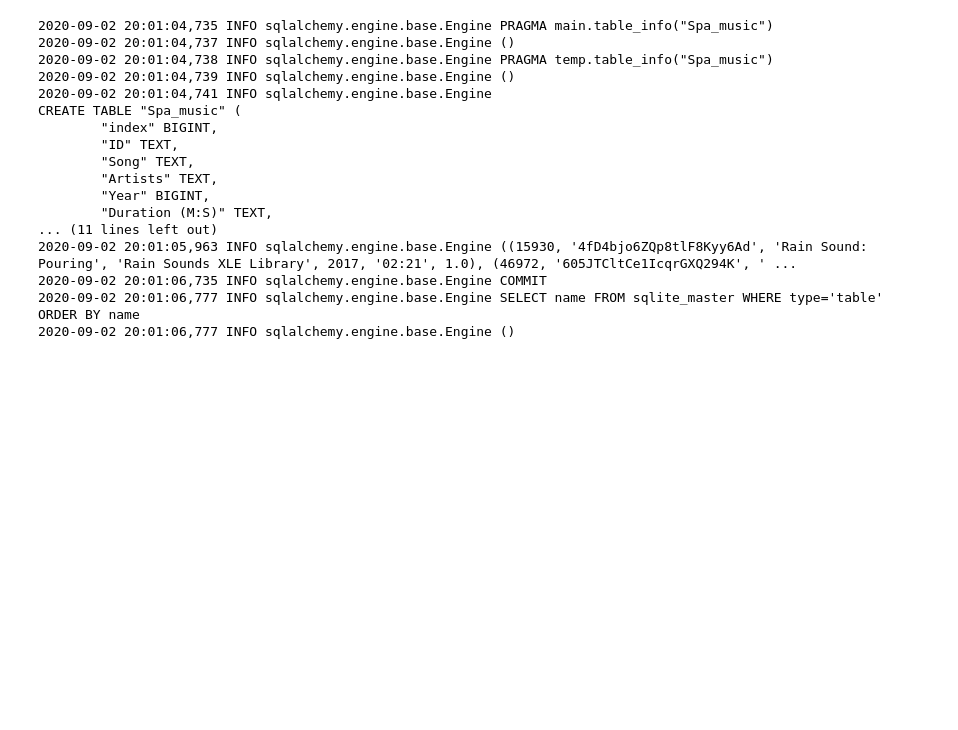
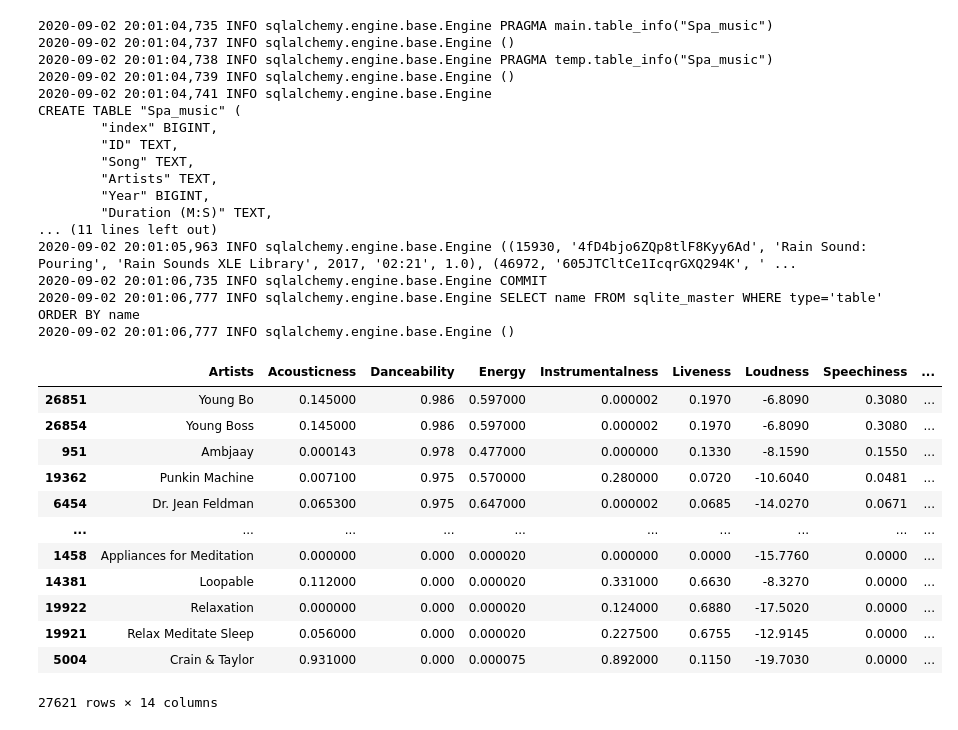
Before and after one commit to Jamahler/ETL-Project-Spotify, a Jupyter notebook: Spotify.ipynb, the cells around one changed output. Drawn from its saved outputs; the diff is of its cells as text; code cells hidden in the pictures; blank space fills up the shorter version.

```diff
--- a/Spotify.ipynb
+++ b/Spotify.ipynb
@@ -197,0 +229,17 @@ CREATE TABLE "Spa_music" (
+# %%
+Groovy_artists = artist_data.sort_values("Danceability", ascending=False)
+Groovy_artists
+# %% [output]
+|  | Artists | Acousticness | Danceability | Energy | Instrumentalness | Liveness | Loudness | Speechiness | ... |
+| 26851 | Young Bo | 0.145000 | 0.986 | 0.597000 | 0.000002 | 0.1970 | -6.8090 | 0.3080 | ... |
+| 26854 | Young Boss | 0.145000 | 0.986 | 0.597000 | 0.000002 | 0.1970 | -6.8090 | 0.3080 | ... |
+| 951 | Ambjaay | 0.000143 | 0.978 | 0.477000 | 0.000000 | 0.1330 | -8.1590 | 0.1550 | ... |
+| 19362 | Punkin Machine | 0.007100 | 0.975 | 0.570000 | 0.280000 | 0.0720 | -10.6040 | 0.0481 | ... |
+| 6454 | Dr. Jean Feldman | 0.065300 | 0.975 | 0.647000 | 0.000002 | 0.0685 | -14.0270 | 0.0671 | ... |
+| ... | ... | ... | ... | ... | ... | ... | ... | ... | ... |
+| 1458 | Appliances for Meditation | 0.000000 | 0.000 | 0.000020 | 0.000000 | 0.0000 | -15.7760 | 0.0000 | ... |
+| 14381 | Loopable | 0.112000 | 0.000 | 0.000020 | 0.331000 | 0.6630 | -8.3270 | 0.0000 | ... |
+| 19922 | Relaxation | 0.000000 | 0.000 | 0.000020 | 0.124000 | 0.6880 | -17.5020 | 0.0000 | ... |
+| 19921 | Relax Meditate Sleep | 0.056000 | 0.000 | 0.000020 | 0.227500 | 0.6755 | -12.9145 | 0.0000 | ... |
+| 5004 | Crain & Taylor | 0.931000 | 0.000 | 0.000075 | 0.892000 | 0.1150 | -19.7030 | 0.0000 | ... |
+27621 rows × 14 columns
```
Also changed, not shown: parts of 4 cells of this notebook, 1 other file.
